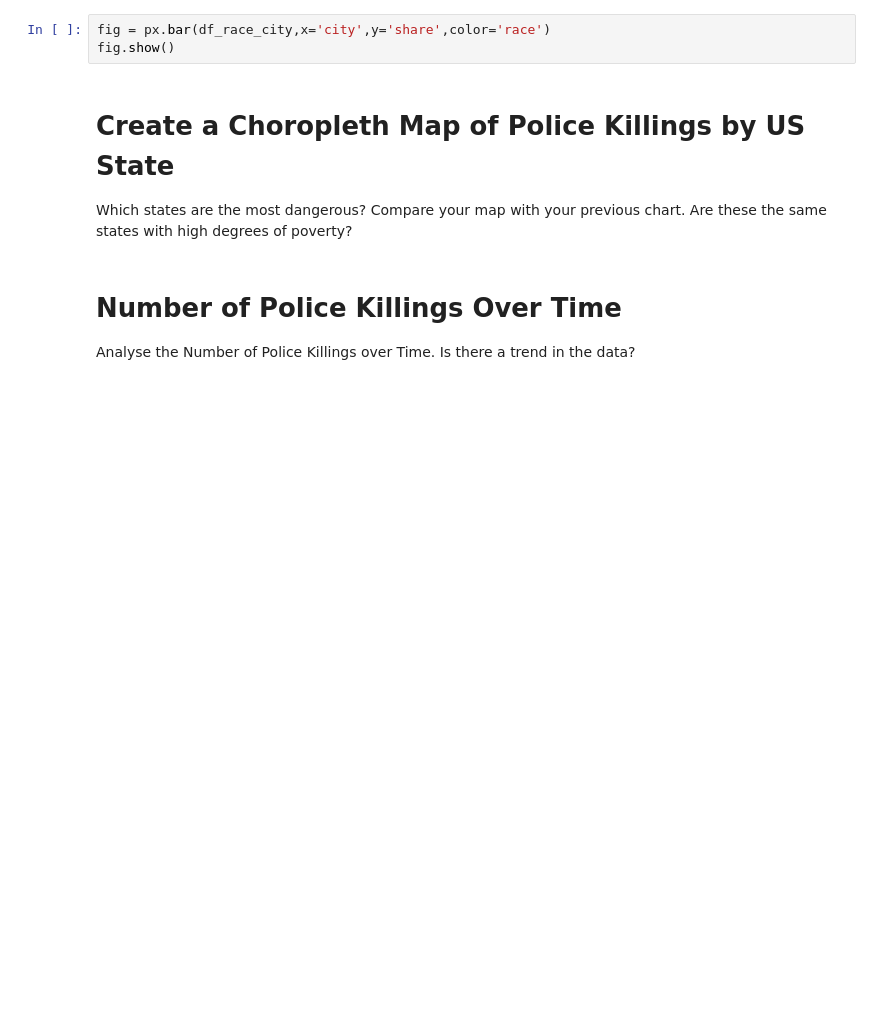
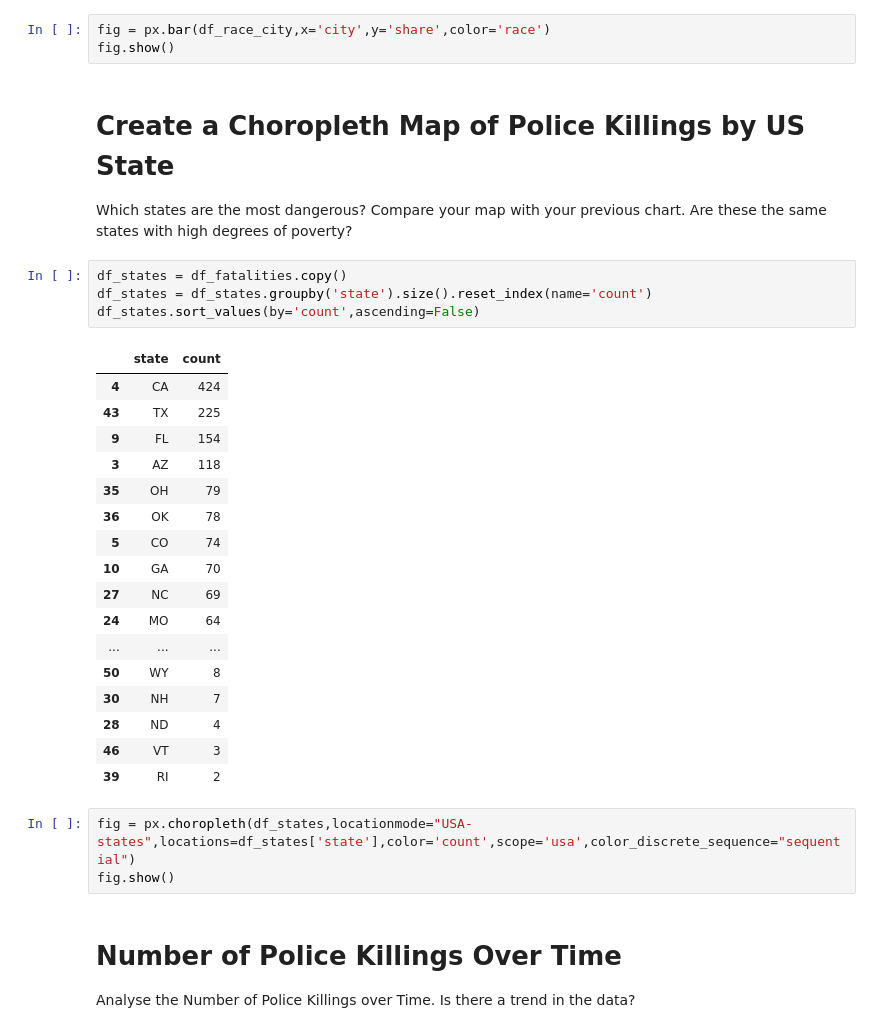
Before and after one commit to SeanRVACode/Professional-Portfolio, a Jupyter notebook: Analyze Deaths involving Police in the US/Fatal_Force_(start).ipynb, the cells around one changed output. Drawn from its saved outputs; the diff is of its cells as text; blank space fills up the shorter version.

Commit message:
Add state-wise fatalities analysis and visualization
- Implemented a new code cell to calculate the number of fatalities by state from the dataset.
- Added a DataFrame to group and sort fatalities by state.
- Created a choropleth map to visualize the number of fatalities across different states in the US.

```diff
--- a/Analyze Deaths involving Police in the US/Fatal_Force_(start).ipynb
+++ b/Analyze Deaths involving Police in the US/Fatal_Force_(start).ipynb
@@ -601,6 +601,31 @@ fig.show()
 # Create a Choropleth Map of Police Killings by US State
 
 Which states are the most dangerous? Compare your map with your previous chart. Are these the same states with high degrees of poverty?
+# %%
+df_states = df_fatalities.copy()
+df_states = df_states.groupby('state').size().reset_index(name='count')
+df_states.sort_values(by='count',ascending=False)
+# %% [output]
+|  | state | count |
+| 4 | CA | 424 |
+| 43 | TX | 225 |
+| 9 | FL | 154 |
+| 3 | AZ | 118 |
+| 35 | OH | 79 |
+| 36 | OK | 78 |
+| 5 | CO | 74 |
+| 10 | GA | 70 |
+| 27 | NC | 69 |
+| 24 | MO | 64 |
+| ... | ... | ... |
+| 50 | WY | 8 |
+| 30 | NH | 7 |
+| 28 | ND | 4 |
+| 46 | VT | 3 |
+| 39 | RI | 2 |
+# %%
+fig = px.choropleth(df_states,locationmode="USA-states",locations=df_states['state'],color='count',scope='usa',color_discrete_sequence="sequential")
+fig.show()
 # %% [markdown]
 # Number of Police Killings Over Time
 
```
